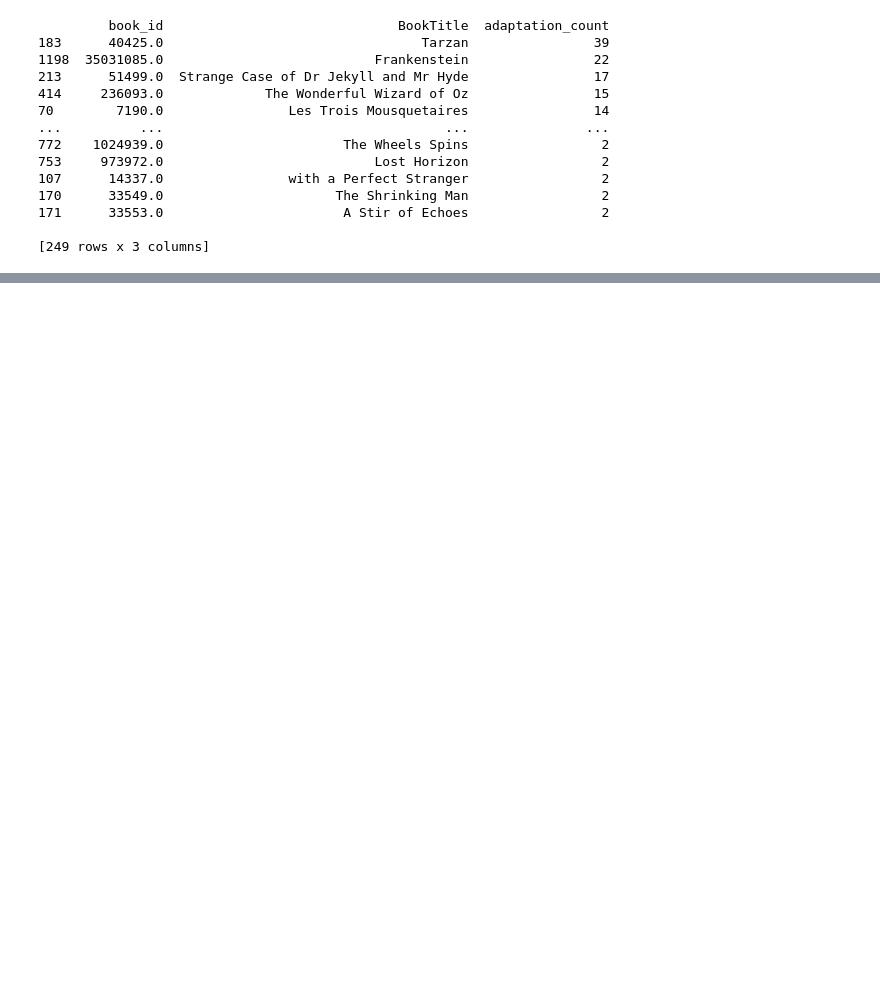
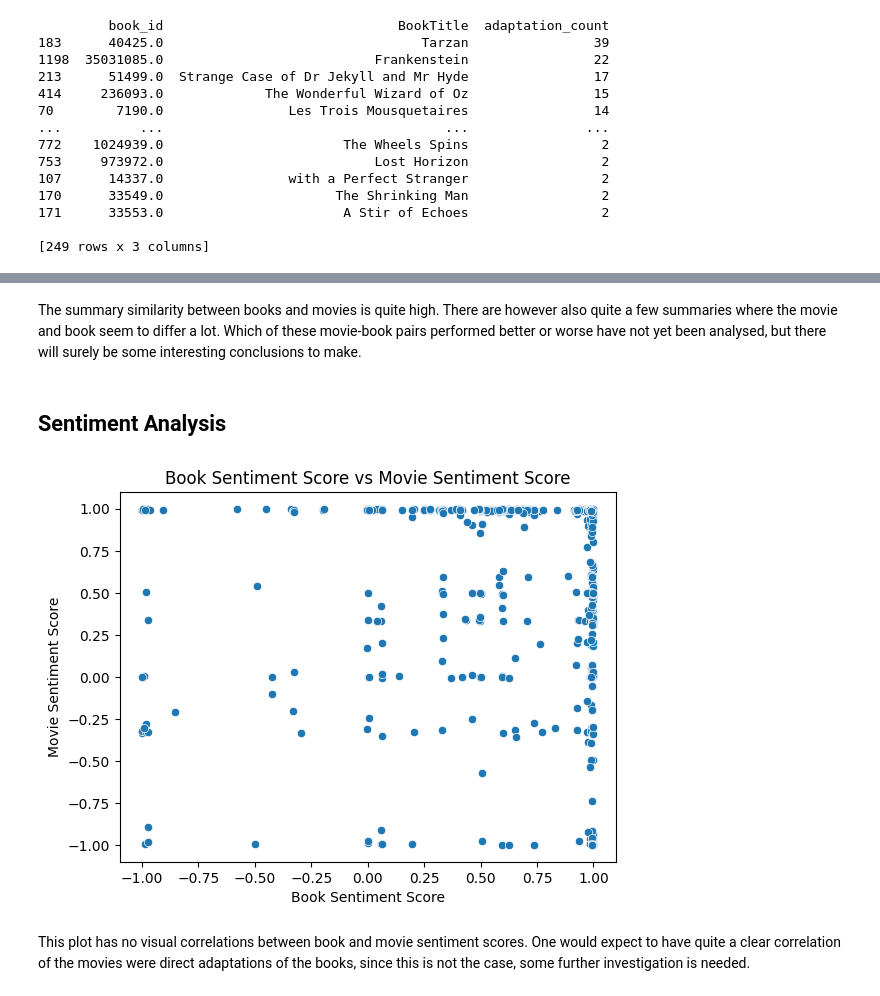
Before and after one commit to epfl-ada/ada-2024-project-datadruids, a Jupyter notebook: results.ipynb, the cells around one changed output, grey strips where cells are left out. Cells and saved outputs as stored; diff of their text form; code cells hidden in the pictures; blank space fills up the shorter version.

```diff
--- a/results.ipynb
+++ b/results.ipynb
@@ -331,0 +402,16 @@ fig.show()
+# %% [markdown]
+The summary similarity between books and movies is quite high. There are however also quite a few summaries where the movie and book seem to differ a lot. Which of these movie-book pairs performed better or worse have not yet been analysed, but there will surely be some interesting conclusions to make.
+# %% [markdown]
+## Sentiment Analysis
+# %%
+sns.scatterplot(x=nlp_df['book_sentiment_score'], y=nlp_df['film_sentiment_score'])
+
+plt.xlabel('Book Sentiment Score')
+plt.ylabel('Movie Sentiment Score')
+
+plt.title('Book Sentiment Score vs Movie Sentiment Score')
+plt.show()
+# %% [output]
+[figure, added]
+# %% [markdown]
+This plot has no visual correlations between book and movie sentiment scores. One would expect to have quite a clear correlation of the movies were direct adaptations of the books, since this is not the case, some further investigation is needed.
```
Also changed, not shown: parts of 25 cells of this notebook.
